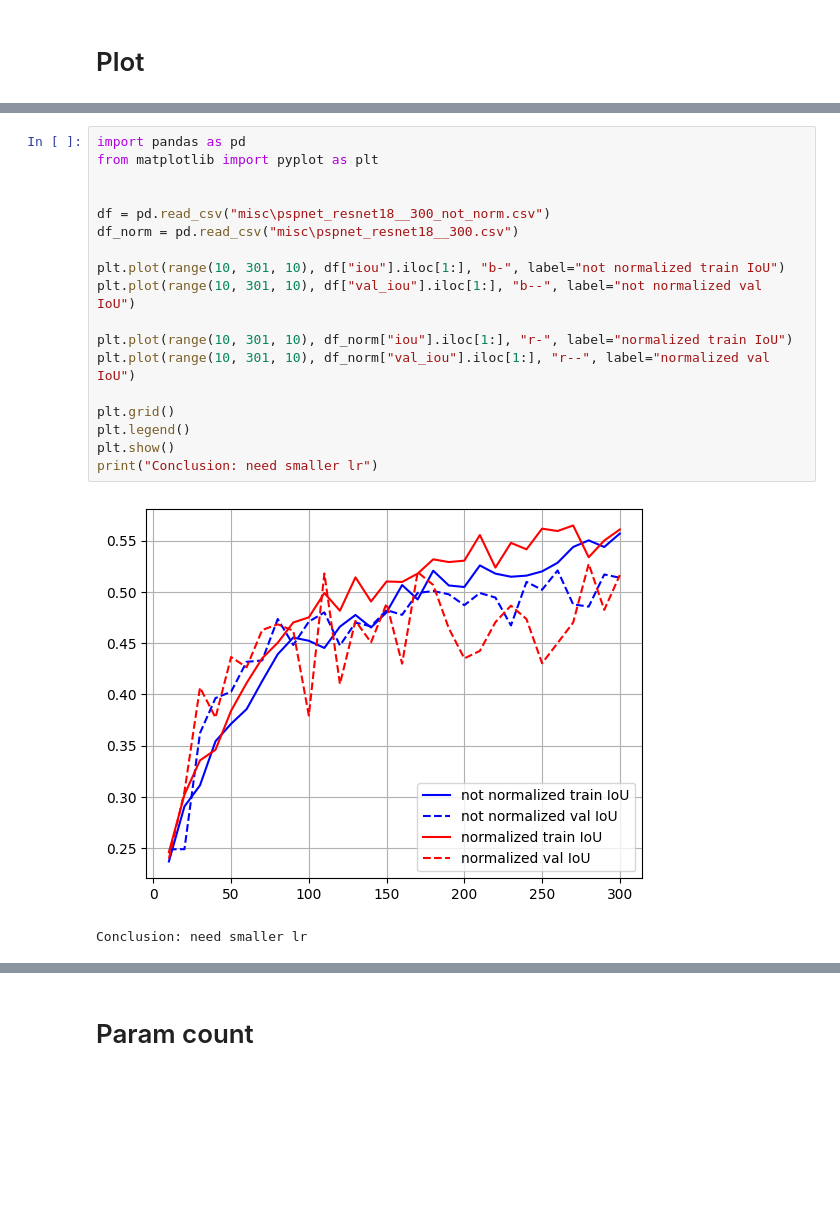
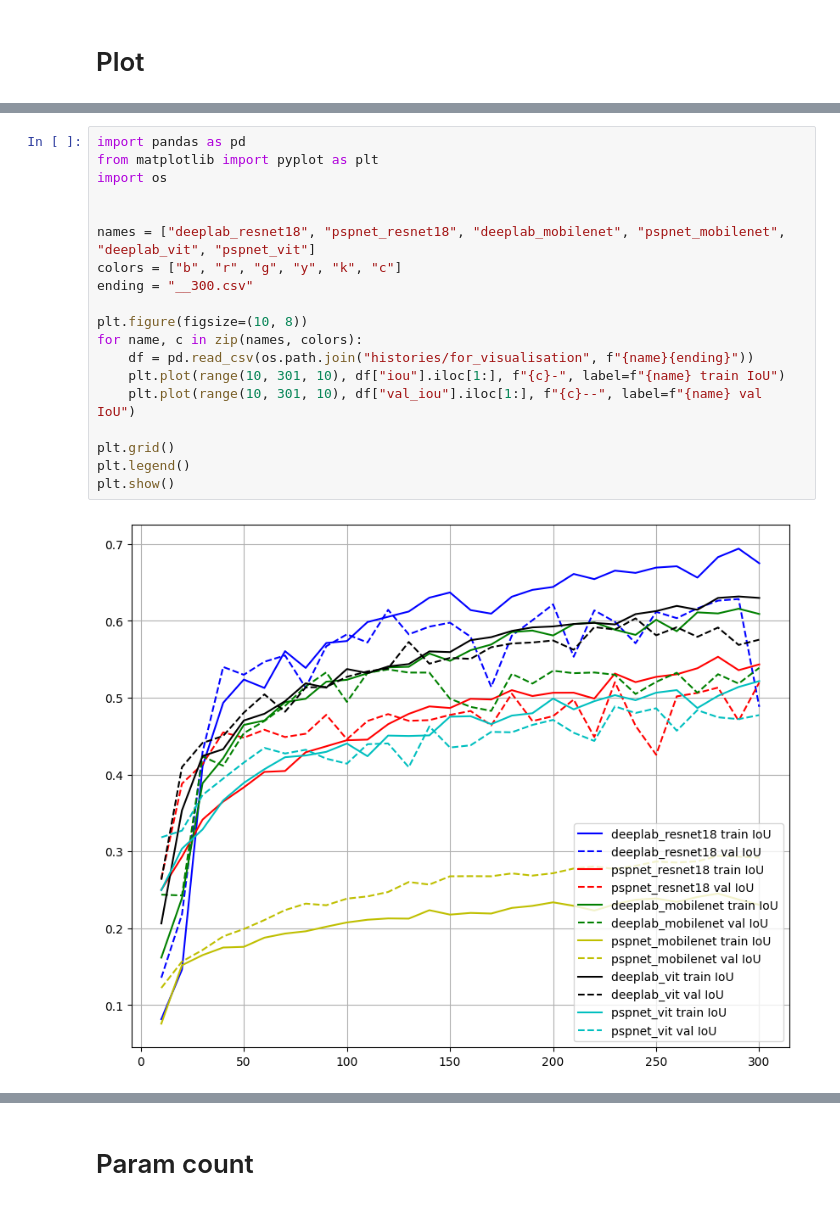
Before and after one commit to karalius32/uzduotis1, a Jupyter notebook: pytorch igel/test_model.ipynb, the cells around one changed output, grey strips where cells are left out. Cells and saved outputs as stored; diff of their text form; blank space fills up the shorter version.

```diff
--- a/pytorch igel/test_model.ipynb
+++ b/pytorch igel/test_model.ipynb
@@ -46,21 +45,21 @@ plot_loss(("histories\history_pspnet_r18_400.csv",
 # %%
 import pandas as pd
 from matplotlib import pyplot as plt
+import os
 
 
-df = pd.read_csv("misc\pspnet_resnet18__300_not_norm.csv")
-df_norm = pd.read_csv("misc\pspnet_resnet18__300.csv")
+names = ["deeplab_resnet18", "pspnet_resnet18", "deeplab_mobilenet", "pspnet_mobilenet", "deeplab_vit", "pspnet_vit"]
+colors = ["b", "r", "g", "y", "k", "c"]
+ending = "__300.csv"
 
-plt.plot(range(10, 301, 10), df["iou"].iloc[1:], "b-", label="not normalized train IoU")
-plt.plot(range(10, 301, 10), df["val_iou"].iloc[1:], "b--", label="not normalized val IoU")
-
-plt.plot(range(10, 301, 10), df_norm["iou"].iloc[1:], "r-", label="normalized train IoU")
-plt.plot(range(10, 301, 10), df_norm["val_iou"].iloc[1:], "r--", label="normalized val IoU")
+plt.figure(figsize=(10, 8))
+for name, c in zip(names, colors):
+    df = pd.read_csv(os.path.join("histories/for_visualisation", f"{name}{ending}"))
+    plt.plot(range(10, 301, 10), df["iou"].iloc[1:], f"{c}-", label=f"{name} train IoU")
+    plt.plot(range(10, 301, 10), df["val_iou"].iloc[1:], f"{c}--", label=f"{name} val IoU")
 
 plt.grid()
 plt.legend()
 plt.show()
-print("Conclusion: need smaller lr")
 # %% [output]
-[figure, old version]
+[figure, new version]
-Conclusion: need smaller lr
```
Also changed, not shown: parts of 4 cells of this notebook, 9 other files.
